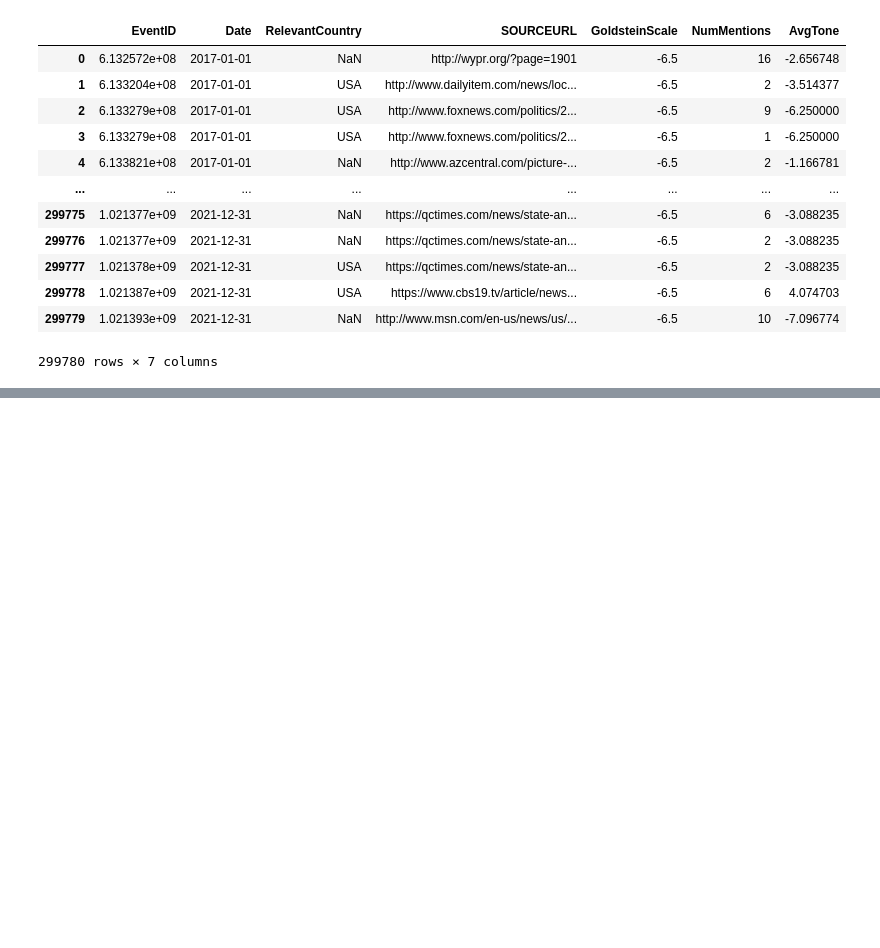
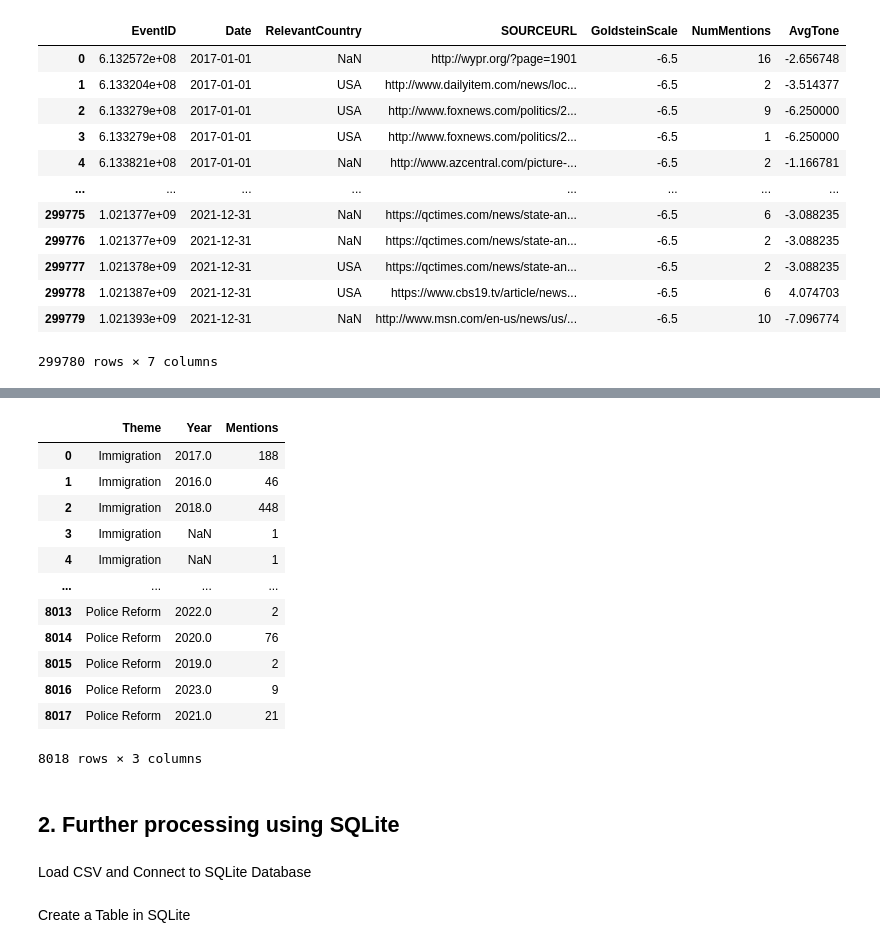
Before and after one commit to lse-ds105/ds105a-2024-project-data_dazzlers, a Jupyter notebook: code_amelia/NB02_data_processing.ipynb, the cells around one changed output, grey strips where cells are left out. Drawn from its saved outputs; the diff is of its cells as text; code cells hidden in the pictures; blank space fills up the shorter version.

```diff
--- a/code_amelia/NB02_data_processing.ipynb
+++ b/code_amelia/NB02_data_processing.ipynb
@@ -57,0 +159,71 @@ protest_data.to_csv('../data_amelia/processed/all_protest_data.csv', index=False
+# %%
+import pandas as pd
+import re
+from collections import defaultdict
+
+def identify_themes(data, keywords):
+    """
+    Analyze social movement themes and their popularity over time.
+
+    Args:
+        data (pd.DataFrame): The processed GDELT data.
+        keywords (dict): Dictionary of themes and their associated keywords.
+
+    Returns:
+        pd.DataFrame: A DataFrame with the count of mentions for each theme by year.
+    """
+    # Add a 'Year' column from the 'Date'
+    data['Year'] = pd.to_datetime(data['Date']).dt.year
+
+    # Create a dictionary to store counts for each theme by year
+    theme_counts = defaultdict(lambda: defaultdict(int))
+
+    # Analyze each URL for matches to keywords
+    for index, row in data.iterrows():
+        url = str(row['SOURCEURL']).lower()
+        year = row['Year']
+
+        for theme, theme_keywords in keywords.items():
+            if any(re.search(rf'\b{kw}\b', url) for kw in theme_keywords):
+                theme_counts[theme][year] += 1
+
+    # Convert theme_counts to a DataFrame
+    results = []
+    for theme, counts in theme_counts.items():
+        for year, count in counts.items():
+            results.append({'Theme': theme, 'Year': year, 'Mentions': count})
+
+    theme_df = pd.DataFrame(results)
+
+    return theme_df
+
+# Load your processed GDELT data (ensure it has the 'SOURCEURL' and 'Date' columns)
+data_filepath = '../data_amelia/processed/all_protest_data.csv'
+data = pd.read_csv(data_filepath)
+
+# Run the analysis
+theme_analysis = identify_themes(data, keywords)
+
+# Save the theme analysis results
+#theme_analysis.to_csv('social_movements_theme_analysis.csv', index=False)
+
+# Display the first few rows of the results
+theme_analysis
+# %% [output]
+|  | Theme | Year | Mentions |
+| 0 | Immigration | 2017.0 | 188 |
+| 1 | Immigration | 2016.0 | 46 |
+| 2 | Immigration | 2018.0 | 448 |
+| 3 | Immigration | NaN | 1 |
+| 4 | Immigration | NaN | 1 |
+| ... | ... | ... | ... |
+| 8013 | Police Reform | 2022.0 | 2 |
+| 8014 | Police Reform | 2020.0 | 76 |
+| 8015 | Police Reform | 2019.0 | 2 |
+| 8016 | Police Reform | 2023.0 | 9 |
+| 8017 | Police Reform | 2021.0 | 21 |
+8018 rows × 3 columns
+# %% [markdown]
+## 2. Further processing using SQLite
+# %% [markdown]
+Load CSV and Connect to SQLite Database
@@ -57,0 +241,2 @@ protest_data.to_csv('../data_amelia/processed/all_protest_data.csv', index=False
+# %% [markdown]
+Create a Table in SQLite
```
Also changed, not shown: parts of 18 cells of this notebook.
